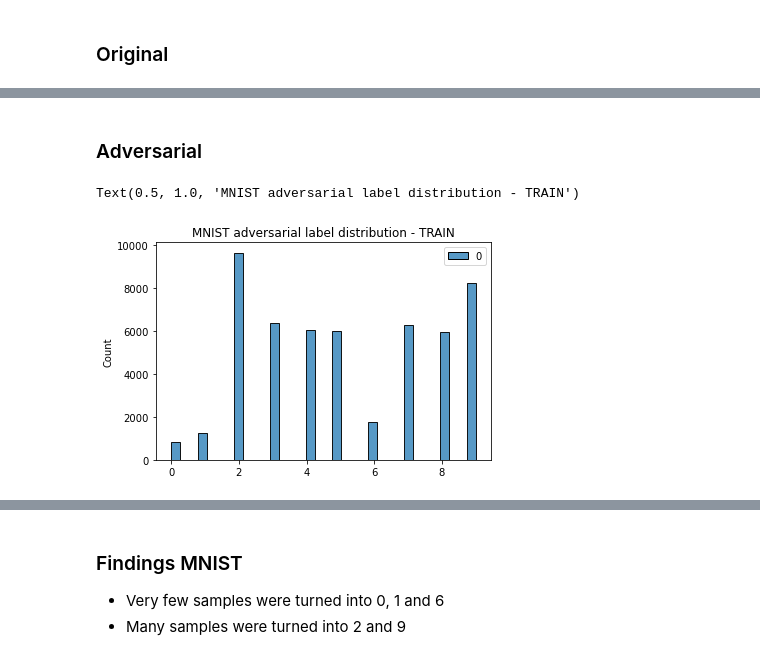
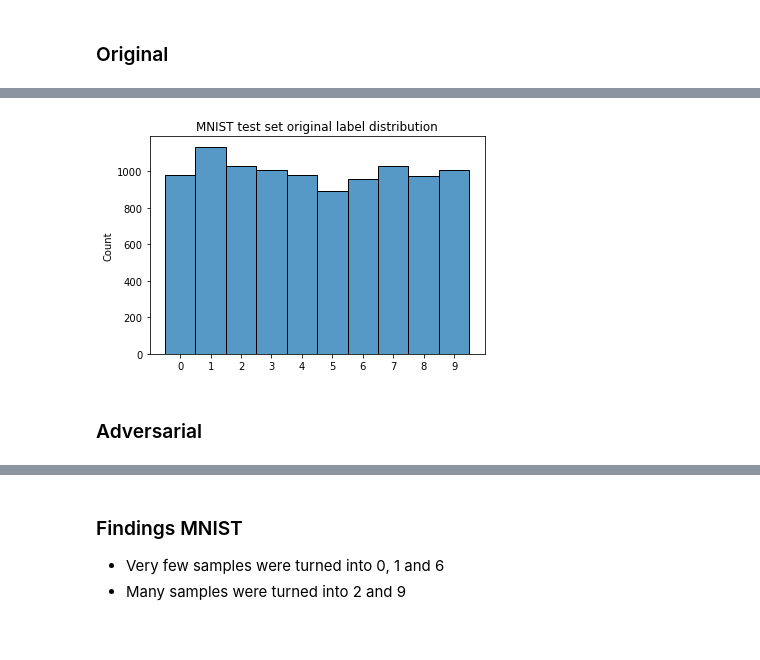
Before and after one commit to inovex/hiding-adversarial-attacks, a Jupyter notebook: notebooks/1 EDA original and adversarial class distributions -- DeepFool.ipynb, the cells around one changed output, grey strips where cells are left out. Cells and saved outputs as stored; diff of their text form; code cells hidden in the pictures.

```diff
--- a/notebooks/1 EDA original and adversarial class distributions -- DeepFool.ipynb
+++ b/notebooks/1 EDA original and adversarial class distributions -- DeepFool.ipynb
@@ -99,7 +106,10 @@ Text(0.5, 1.0, 'MNIST label distribution - TEST')
+# %%
+title = "MNIST test set original label distribution"
+bins=get_bins(10)
+xticks=range(0, 10)
+xticklabels=xticks
+plot_label_histogram(df_mnist_test_labels, title, bins, xticks, xticklabels)
+# %% [output]
+[figure, added]
 # %% [markdown]
 ### Adversarial
-# %%
-sns.histplot(df_mnist_train_labels_adv).set_title("MNIST adversarial label distribution - TRAIN")
-# %% [output]
-Text(0.5, 1.0, 'MNIST adversarial label distribution - TRAIN')
-[figure, removed]
```
Also changed, not shown: parts of 24 cells of this notebook.
